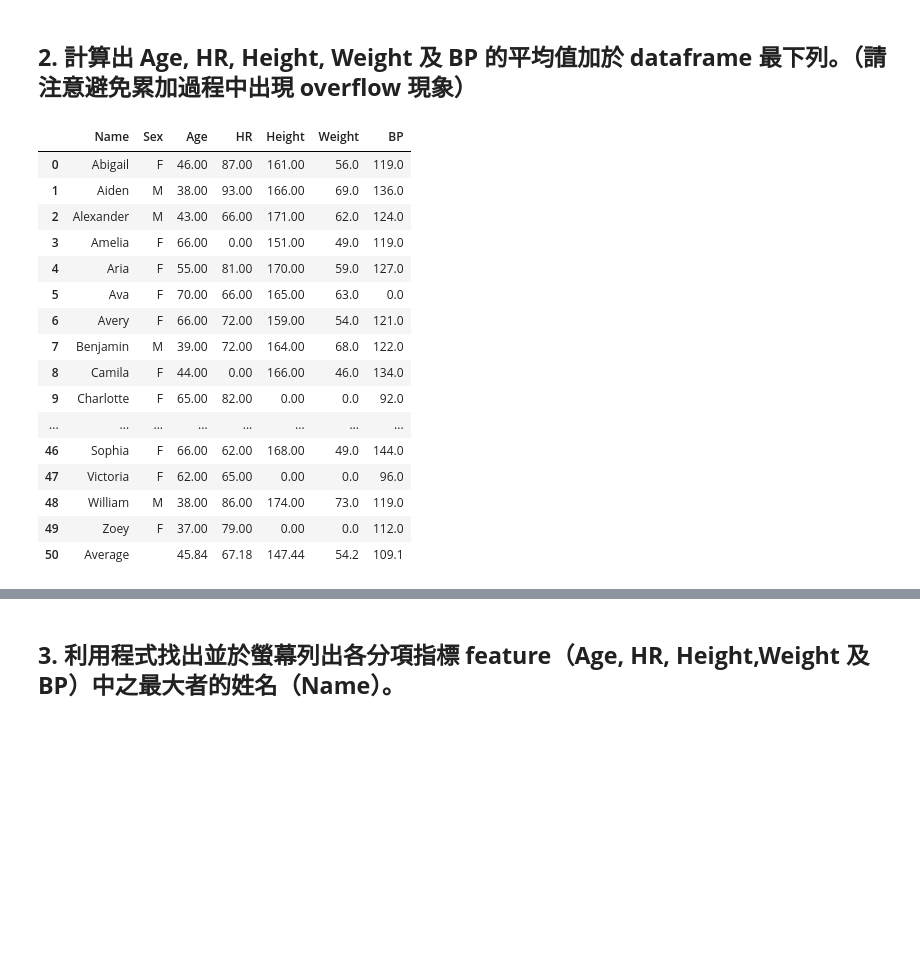
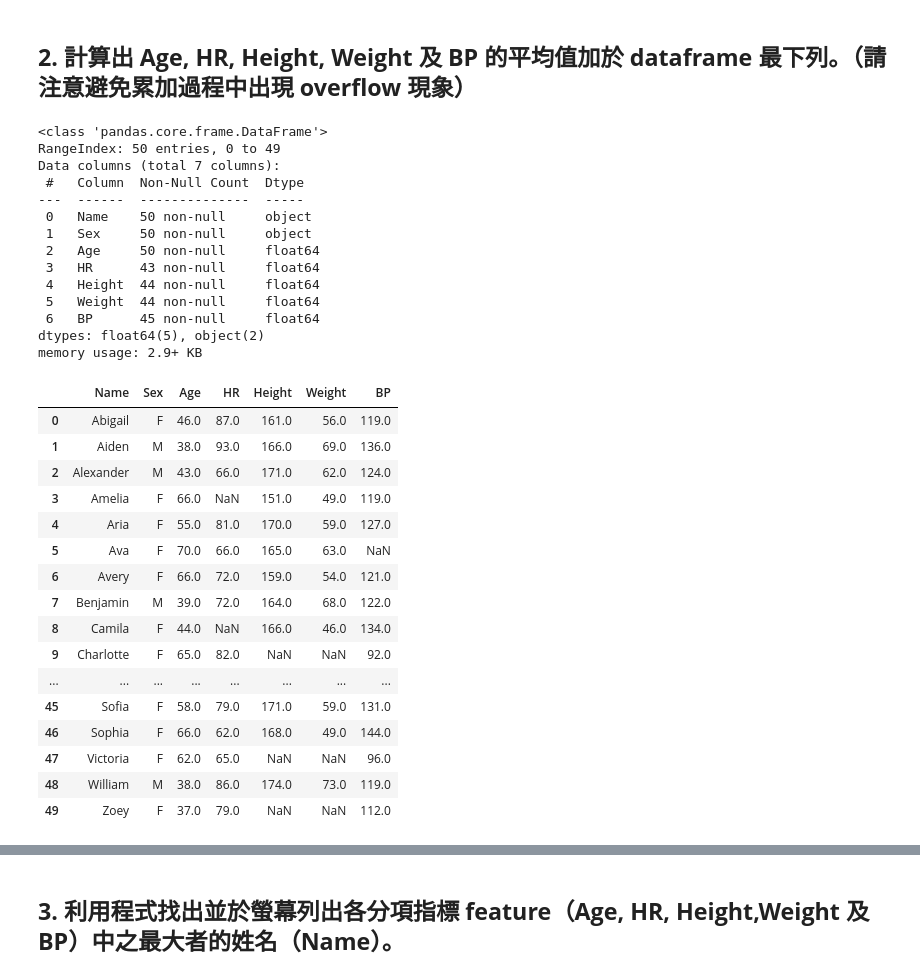
Before and after one commit to RickwestO2/ML_Homework, a Jupyter notebook: HW01/HW1-2.ipynb, the cells around one changed output, grey strips where cells are left out. Saved outputs shown, nothing was run; the diff lists cells and outputs as text; code cells hidden in the pictures; blank space fills up the shorter version.

```diff
--- a/HW01/HW1-2.ipynb
+++ b/HW01/HW1-2.ipynb
@@ -35,29 +54,40 @@ new_df
 # %% [markdown]
 ## **2. 計算出 Age, HR, Height, Weight 及 BP 的平均值加於 dataframe 最下列。（請注意避免累加過程中出現 overflow 現象）**
 # %%
-new_df =new_df.fillna(0)
-new_df = new_df.astype({"Age":'int64', "HR":'int64', 'Height':'int64', 'Weight':'int64', 'BP':'int64'})
-# new_df.info()
-# new_df
+df2 =new_df
+
+new_df = new_df.astype({"Age":'float', "HR":'float', 'Height':'float', 'Weight':'float', 'BP':'float'})
+new_df.info()
+new_df
+# %% [output]
+<class 'pandas.core.frame.DataFrame'>
+RangeIndex: 50 entries, 0 to 49
+Data columns (total 7 columns):
+ #   Column  Non-Null Count  Dtype
+---  ------  --------------  -----
+ 0   Name    50 non-null     object
+ 1   Sex     50 non-null     object
+ 2   Age     50 non-null     float64
+ 3   HR      43 non-null     float64
+ 4   Height  44 non-null     float64
+ 5   Weight  44 non-null     float64
+ 6   BP      45 non-null     float64
+dtypes: float64(5), object(2)
+memory usage: 2.9+ KB
+|  | Name | Sex | Age | HR | Height | Weight | BP |
+| 0 | Abigail | F | 46.0 | 87.0 | 161.0 | 56.0 | 119.0 |
+| 1 | Aiden | M | 38.0 | 93.0 | 166.0 | 69.0 | 136.0 |
+| 2 | Alexander | M | 43.0 | 66.0 | 171.0 | 62.0 | 124.0 |
+| 3 | Amelia | F | 66.0 | NaN | 151.0 | 49.0 | 119.0 |
+| 4 | Aria | F | 55.0 | 81.0 | 170.0 | 59.0 | 127.0 |
+| 5 | Ava | F | 70.0 | 66.0 | 165.0 | 63.0 | NaN |
+| 6 | Avery | F | 66.0 | 72.0 | 159.0 | 54.0 | 121.0 |
+| 7 | Benjamin | M | 39.0 | 72.0 | 164.0 | 68.0 | 122.0 |
+| 8 | Camila | F | 44.0 | NaN | 166.0 | 46.0 | 134.0 |
+| 9 | Charlotte | F | 65.0 | 82.0 | NaN | NaN | 92.0 |
+| ... | ... | ... | ... | ... | ... | ... | ... |
+| 45 | Sofia | F | 58.0 | 79.0 | 171.0 | 59.0 | 131.0 |
+| 46 | Sophia | F | 66.0 | 62.0 | 168.0 | 49.0 | 144.0 |
+| 47 | Victoria | F | 62.0 | 65.0 | NaN | NaN | 96.0 |
+| 48 | William | M | 38.0 | 86.0 | 174.0 | 73.0 | 119.0 |
+| 49 | Zoey | F | 37.0 | 79.0 | NaN | NaN | 112.0 |
-# %%
-tmp={'Name':'Average','Sex':'','Age':new_df.mean().Age,'HR':new_df.mean().HR, 'Height':new_df.mean().Height, 'Weight':new_df.mean().Weight, 'BP':new_df.mean().BP}
-df2=new_df.append(tmp, ignore_index=True)
-df2
-# %% [output]
-|  | Name | Sex | Age | HR | Height | Weight | BP |
-| 0 | Abigail | F | 46.00 | 87.00 | 161.00 | 56.0 | 119.0 |
-| 1 | Aiden | M | 38.00 | 93.00 | 166.00 | 69.0 | 136.0 |
-| 2 | Alexander | M | 43.00 | 66.00 | 171.00 | 62.0 | 124.0 |
-| 3 | Amelia | F | 66.00 | 0.00 | 151.00 | 49.0 | 119.0 |
-| 4 | Aria | F | 55.00 | 81.00 | 170.00 | 59.0 | 127.0 |
-| 5 | Ava | F | 70.00 | 66.00 | 165.00 | 63.0 | 0.0 |
-| 6 | Avery | F | 66.00 | 72.00 | 159.00 | 54.0 | 121.0 |
-| 7 | Benjamin | M | 39.00 | 72.00 | 164.00 | 68.0 | 122.0 |
-| 8 | Camila | F | 44.00 | 0.00 | 166.00 | 46.0 | 134.0 |
-| 9 | Charlotte | F | 65.00 | 82.00 | 0.00 | 0.0 | 92.0 |
-| ... | ... | ... | ... | ... | ... | ... | ... |
-| 46 | Sophia | F | 66.00 | 62.00 | 168.00 | 49.0 | 144.0 |
-| 47 | Victoria | F | 62.00 | 65.00 | 0.00 | 0.0 | 96.0 |
-| 48 | William | M | 38.00 | 86.00 | 174.00 | 73.0 | 119.0 |
-| 49 | Zoey | F | 37.00 | 79.00 | 0.00 | 0.0 | 112.0 |
-| 50 | Average |  | 45.84 | 67.18 | 147.44 | 54.2 | 109.1 |
```
Also changed, not shown: parts of 4 cells of this notebook.
